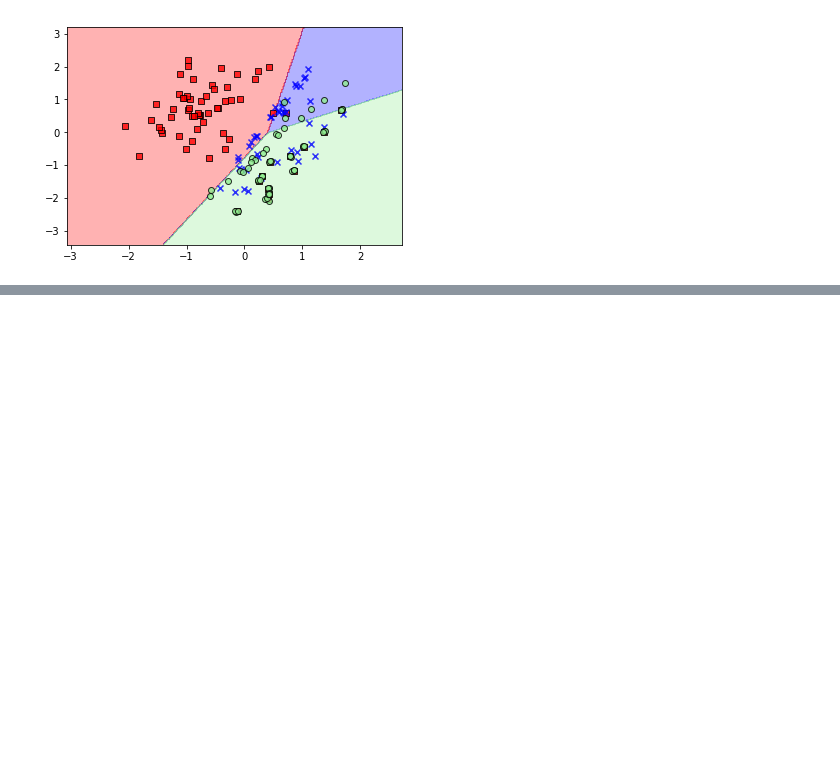
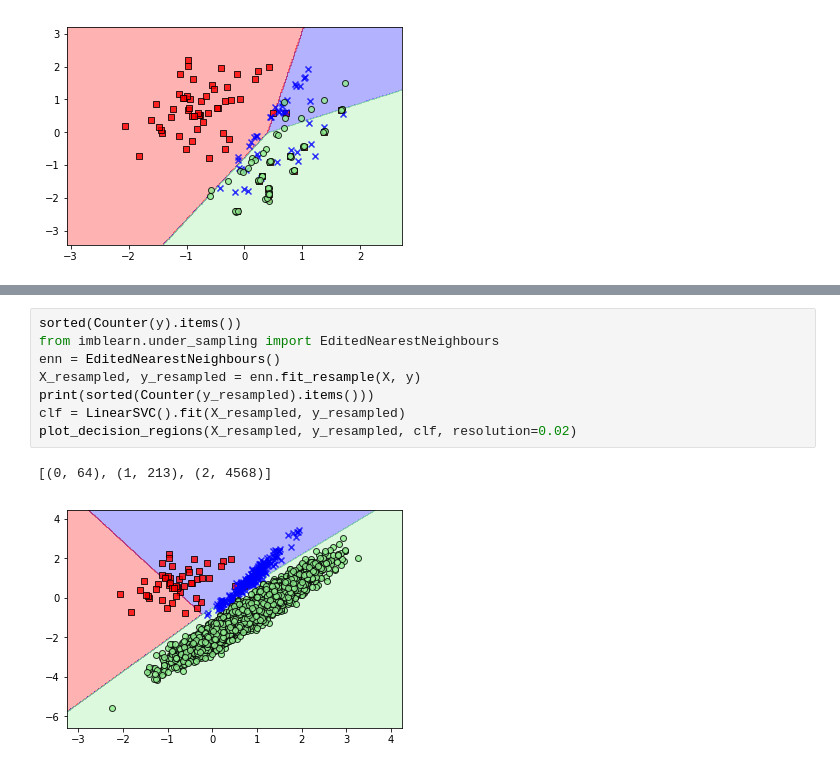
Before and after one commit to pea-sys/Til, a Jupyter notebook: ImbalancedLearnPractice.ipynb, the cells around one changed output, grey strips where cells are left out. Drawn from its saved outputs; the diff is of its cells as text; blank space fills up the shorter version.

```diff
--- a/ImbalancedLearnPractice.ipynb
+++ b/ImbalancedLearnPractice.ipynb
@@ -319,0 +338,11 @@ plot_decision_regions(X_resampled_nm3, y_resampled, clf, resolution=0.02)
+# %%
+sorted(Counter(y).items())
+from imblearn.under_sampling import EditedNearestNeighbours
+enn = EditedNearestNeighbours()
+X_resampled, y_resampled = enn.fit_resample(X, y)
+print(sorted(Counter(y_resampled).items()))
+clf = LinearSVC().fit(X_resampled, y_resampled)
+plot_decision_regions(X_resampled, y_resampled, clf, resolution=0.02)
+# %% [output]
+[(0, 64), (1, 213), (2, 4568)]
+[figure, added]
```
Also changed, not shown: parts of 41 cells of this notebook.
